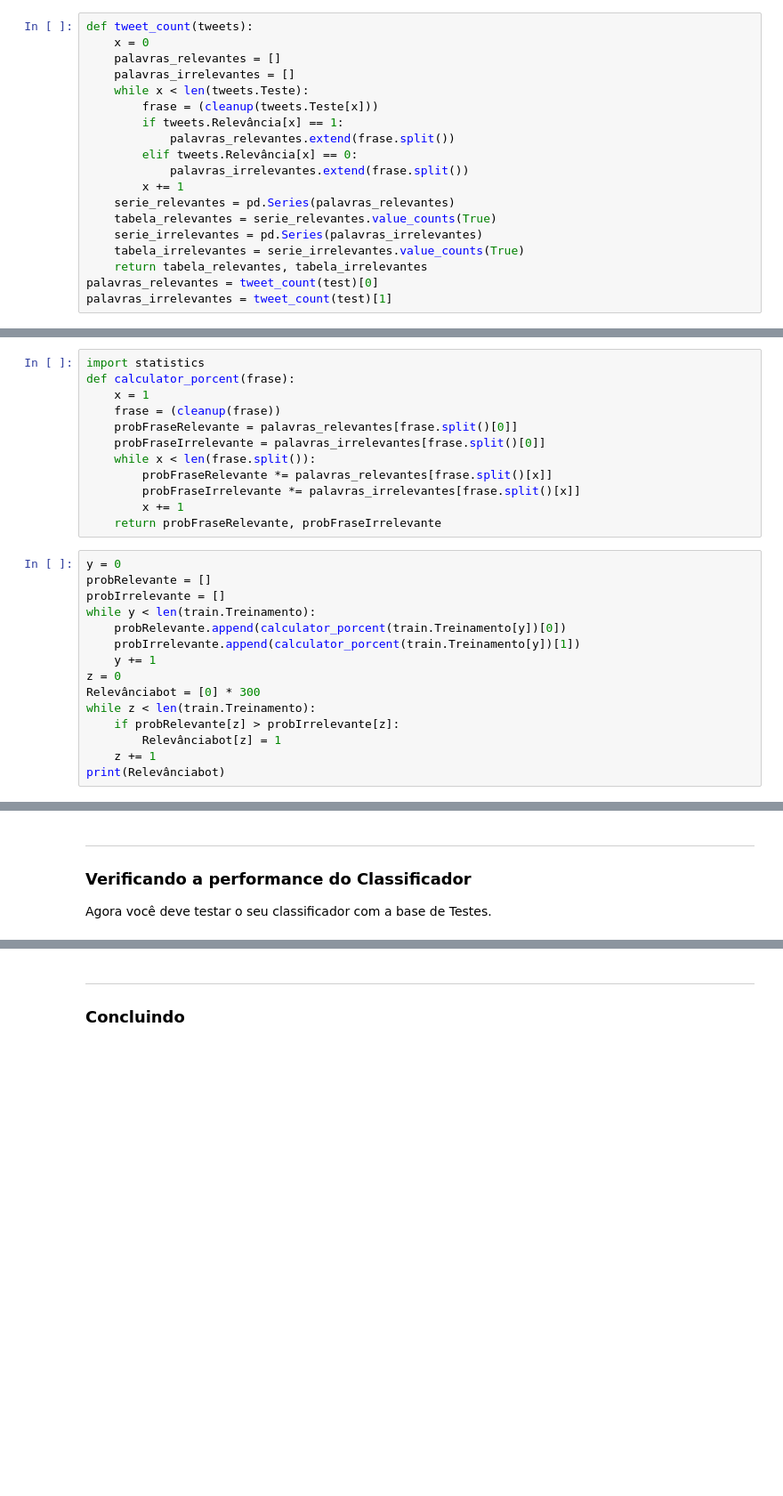
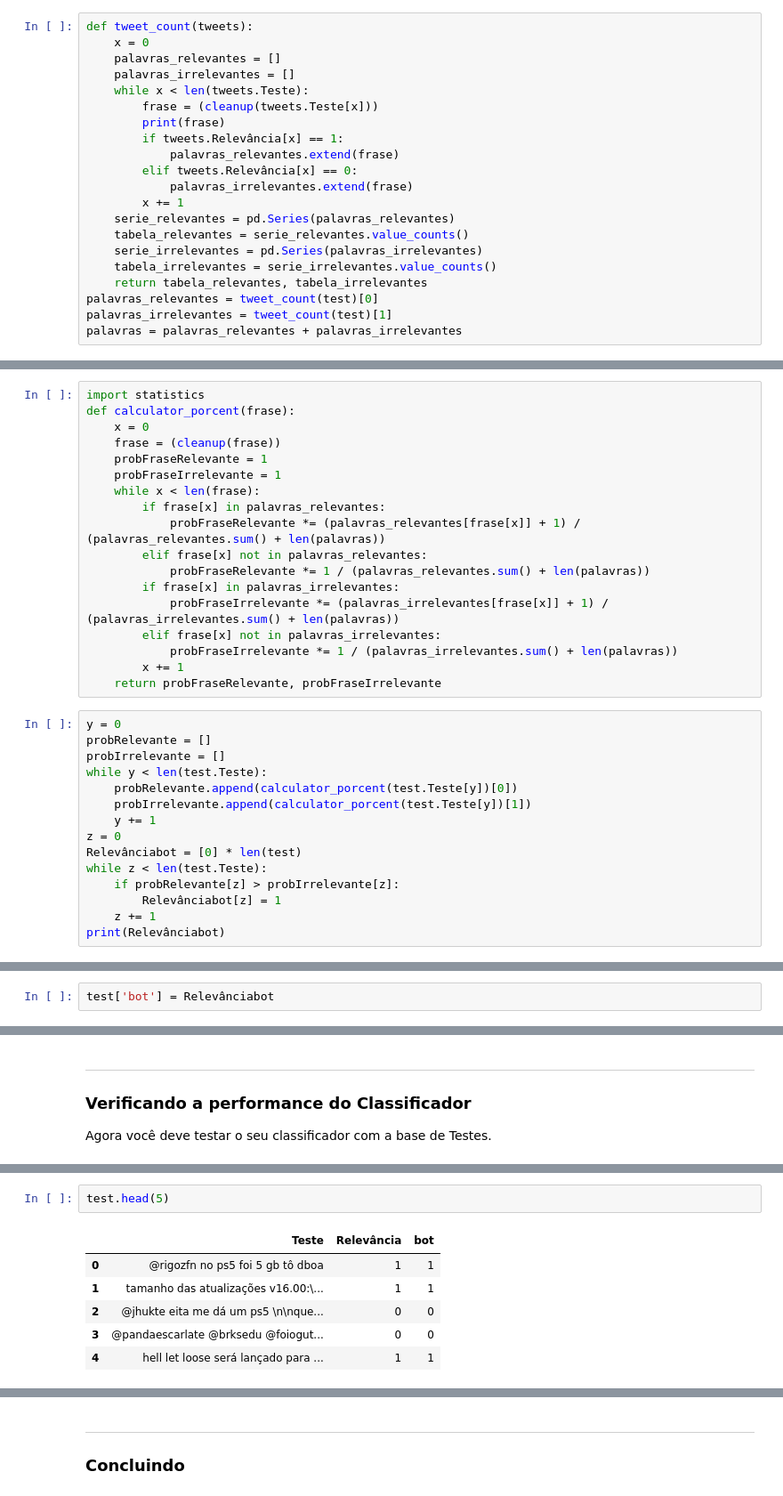
Before and after one commit to guifl2001/Projeto1-Cdados, a Jupyter notebook: Projeto1_Layout_Classificador.ipynb, the cells around one changed output, grey strips where cells are left out. Shown at 89% size. Saved outputs shown, nothing was run; the diff lists cells and outputs as text; blank space fills up the shorter version.

```diff
--- a/Projeto1_Layout_Classificador.ipynb
+++ b/Projeto1_Layout_Classificador.ipynb
@@ -73,15 +79,17 @@ def tweet_count(tweets):
     palavras_irrelevantes = []
     while x < len(tweets.Teste):
         frase = (cleanup(tweets.Teste[x]))
+        print(frase)
         if tweets.Relevância[x] == 1:
-            palavras_relevantes.extend(frase.split())
+            palavras_relevantes.extend(frase)
         elif tweets.Relevância[x] == 0:
-            palavras_irrelevantes.extend(frase.split())
+            palavras_irrelevantes.extend(frase)
         x += 1
     serie_relevantes = pd.Series(palavras_relevantes)
-    tabela_relevantes = serie_relevantes.value_counts(True)
+    tabela_relevantes = serie_relevantes.value_counts()
     serie_irrelevantes = pd.Series(palavras_irrelevantes)
-    tabela_irrelevantes = serie_irrelevantes.value_counts(True)
+    tabela_irrelevantes = serie_irrelevantes.value_counts()
     return tabela_relevantes, tabela_irrelevantes
 palavras_relevantes = tweet_count(test)[0]
 palavras_irrelevantes = tweet_count(test)[1]
+palavras = palavras_relevantes + palavras_irrelevantes
@@ -109,26 +137,32 @@ Length: 1919, dtype: float64
 # %%
 import statistics
 def calculator_porcent(frase):
-    x = 1
+    x = 0
     frase = (cleanup(frase))
-    probFraseRelevante = palavras_relevantes[frase.split()[0]]
-    probFraseIrrelevante = palavras_irrelevantes[frase.split()[0]]
-    while x < len(frase.split()):
-        probFraseRelevante *= palavras_relevantes[frase.split()[x]]
-        probFraseIrrelevante *= palavras_irrelevantes[frase.split()[x]]
+    probFraseRelevante = 1
+    probFraseIrrelevante = 1
+    while x < len(frase):
+        if frase[x] in palavras_relevantes:
+            probFraseRelevante *= (palavras_relevantes[frase[x]] + 1) / (palavras_relevantes.sum() + len(palavras))
+        elif frase[x] not in palavras_relevantes:
+            probFraseRelevante *= 1 / (palavras_relevantes.sum() + len(palavras))
+        if frase[x] in palavras_irrelevantes:
+            probFraseIrrelevante *= (palavras_irrelevantes[frase[x]] + 1) / (palavras_irrelevantes.sum() + len(palavras))
+        elif frase[x] not in palavras_irrelevantes:
+            probFraseIrrelevante *= 1 / (palavras_irrelevantes.sum() + len(palavras))
         x += 1
     return probFraseRelevante, probFraseIrrelevante
 # %%
 y = 0
 probRelevante = []
 probIrrelevante = []
-while y < len(train.Treinamento):
-    probRelevante.append(calculator_porcent(train.Treinamento[y])[0])
-    probIrrelevante.append(calculator_porcent(train.Treinamento[y])[1])
+while y < len(test.Teste):
+    probRelevante.append(calculator_porcent(test.Teste[y])[0])
+    probIrrelevante.append(calculator_porcent(test.Teste[y])[1])
     y += 1
 z = 0
-Relevânciabot = [0] * 300
-while z < len(train.Treinamento):
+Relevânciabot = [0] * len(test)
+while z < len(test.Teste):
     if probRelevante[z] > probIrrelevante[z]:
         Relevânciabot[z] = 1
     z += 1
@@ -141,0 +172,2 @@ len(train.Treinamento)
+# %%
+test['bot'] = Relevânciabot
@@ -169,0 +239,9 @@ print(r)
+# %%
+test.head(5)
+# %% [output]
+|  | Teste | Relevância | bot |
+| 0 | @rigozfn no ps5 foi 5 gb tô dboa | 1 | 1 |
+| 1 | tamanho das atualizações v16.00:\... | 1 | 1 |
+| 2 | @jhukte eita me dá um ps5 \n\nque... | 0 | 0 |
+| 3 | @pandaescarlate @brksedu @foiogut... | 0 | 0 |
+| 4 | hell let loose será lançado para ... | 1 | 1 |
```
Also changed, not shown: parts of 10 cells of this notebook.
